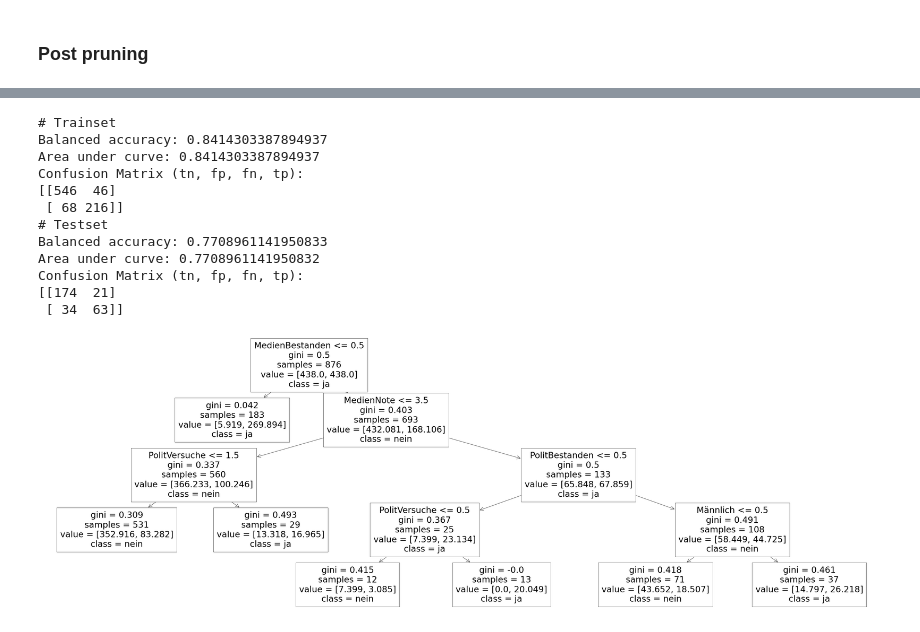
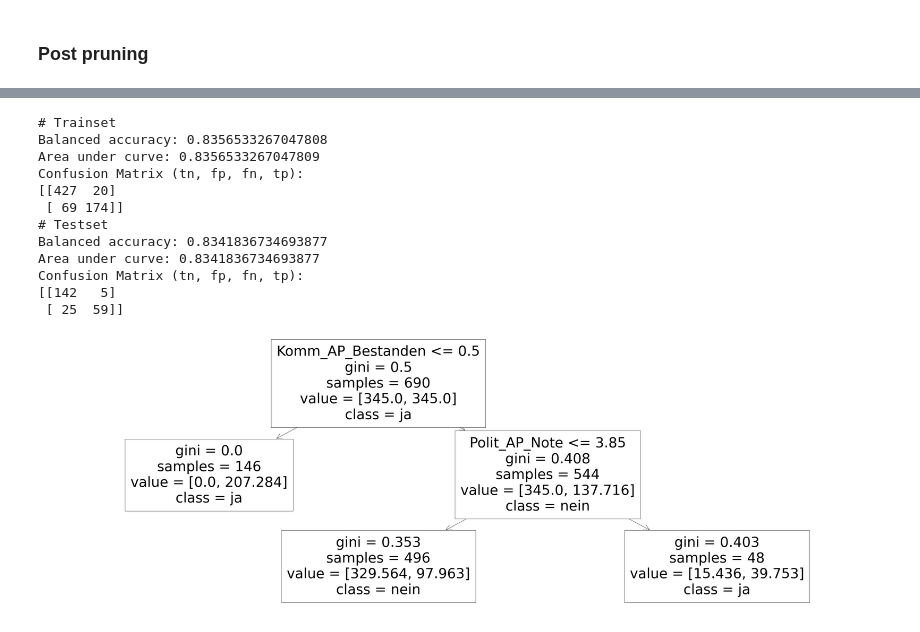
Before and after one commit to hhu-rapp/rapp-tool, a Jupyter notebook: interpretable-model-for-sw-dropout.ipynb, the cells around one changed output, grey strips where cells are left out. Cells and saved outputs as stored; diff of their text form; code cells hidden in the pictures.

```diff
--- a/interpretable-model-for-sw-dropout.ipynb
+++ b/interpretable-model-for-sw-dropout.ipynb
@@ -12,7 +12,7 @@ data.connect("data/rapp.db")
 # %% [output]
 <sqlite3.Connection at 0x...>
 # %%
-sql = "sql/sw_first_modules_dropout.sql"
+sql = "sql/sw_base_modules_dropout.sql"
 df = data.query_sql_file(sql, data.db_conn)
 
 df
@@ -188,27 +189,27 @@ Text(0, 0.5, 'Balanced Accuracy scores')
 # %%
-selected_ccp = 0.0065
+selected_ccp = 0.0125
 # selected_ccp = 0.0024  # Alternative alpha with tree-depth 10, see below.
 
 
 clf = DecisionTreeClassifier(random_state=0, class_weight="balanced", min_impurity_decrease=0.001,
                              ccp_alpha=selected_ccp)
 clf.fit(X_train, y_train)
 
 eval_model(clf)
 plot_tree(clf, feature_names = feature_names, class_names=["nein", "ja"])
 plt.show()
 # %% [output]
 # Trainset
-Balanced accuracy: 0.8414303387894937
-Area under curve: 0.8414303387894937
+Balanced accuracy: 0.8356533267047808
+Area under curve: 0.8356533267047809
 Confusion Matrix (tn, fp, fn, tp):
-[[546  46]
- [ 68 216]]
+[[427  20]
+ [ 69 174]]
 # Testset
-Balanced accuracy: 0.7708961141950833
-Area under curve: 0.7708961141950832
+Balanced accuracy: 0.8341836734693877
+Area under curve: 0.8341836734693877
 Confusion Matrix (tn, fp, fn, tp):
-[[174  21]
- [ 34  63]]
+[[142   5]
+ [ 25  59]]
-[figure, old version]
+[figure, new version]
 # %%
```
Also changed, not shown: parts of 10 cells of this notebook, 3 other files.
